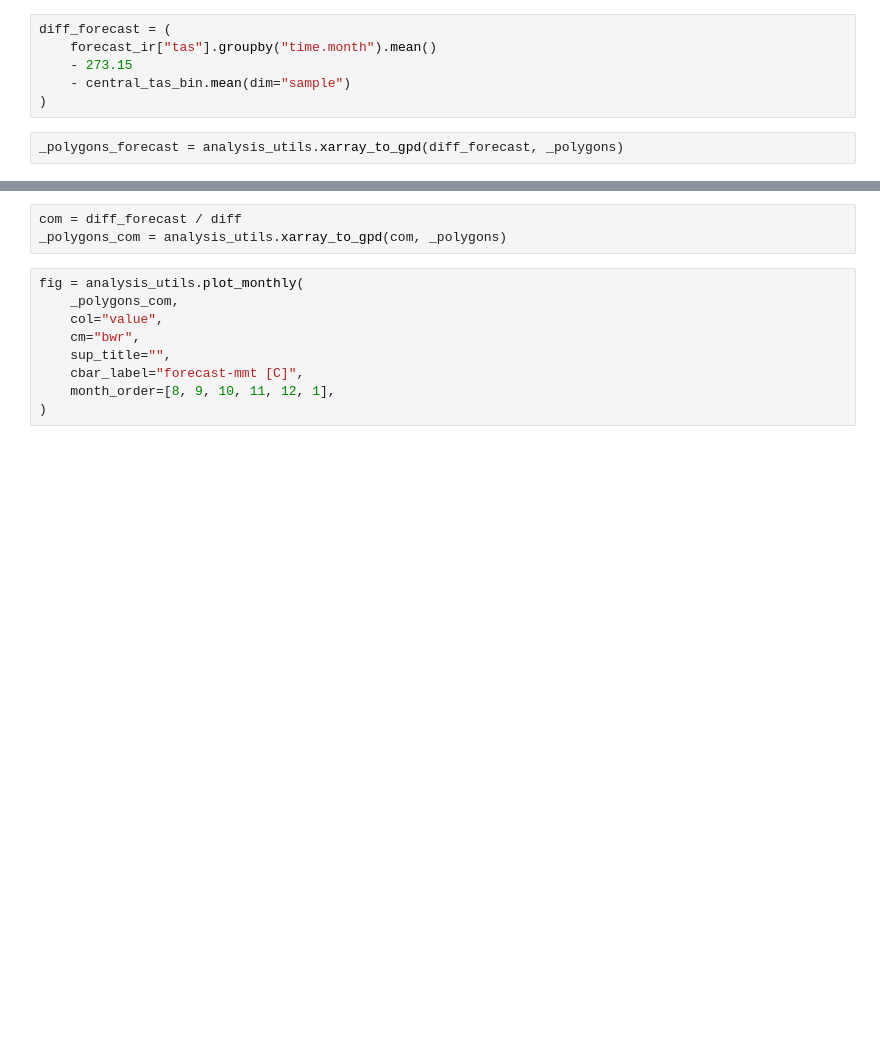
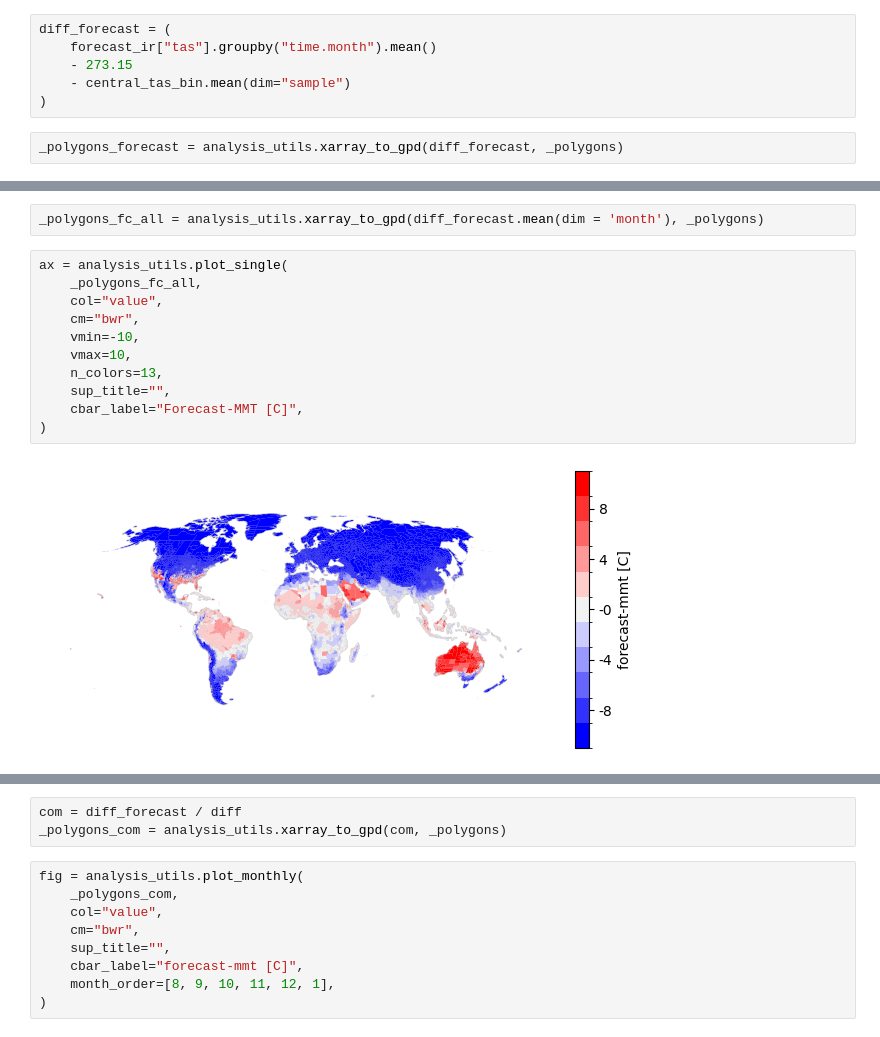
Before and after one commit to ezuetell/poreallas, a Jupyter notebook: analysis/a13_mmt_climate_map.ipynb, the cells around one changed output, grey strips where cells are left out. Cells and saved outputs as stored; diff of their text form; blank space fills up the shorter version.

Commit message:
august analysis version

```diff
--- a/analysis/a13_mmt_climate_map.ipynb
+++ b/analysis/a13_mmt_climate_map.ipynb
@@ -125,0 +128,15 @@ fig = analysis_utils.plot_monthly(
+# %%
+_polygons_fc_all = analysis_utils.xarray_to_gpd(diff_forecast.mean(dim = 'month'), _polygons)
+# %%
+ax = analysis_utils.plot_single(
+    _polygons_fc_all,
+    col="value",
+    cm="bwr",
+    vmin=-10,
+    vmax=10,
+    n_colors=13,
+    sup_title="",
+    cbar_label="Forecast-MMT [C]",
+)
+# %% [output]
+[figure, added]
```
Also changed, not shown: parts of 5 cells of this notebook, 12 other files.
